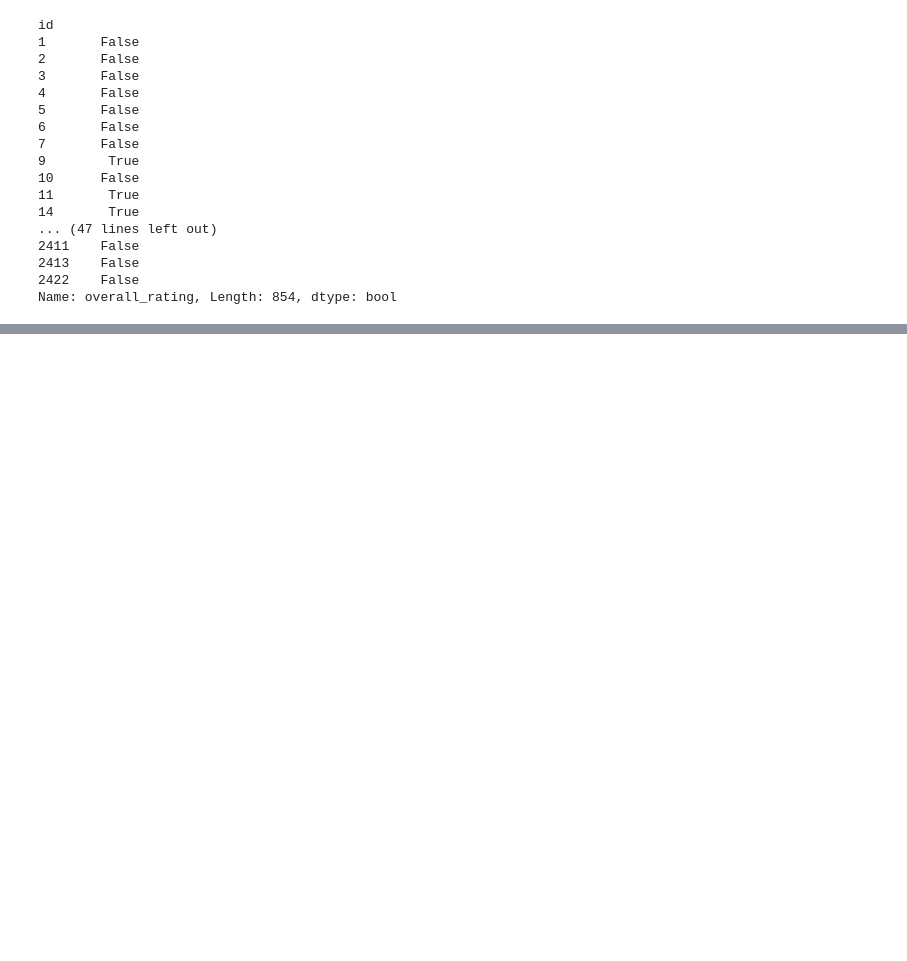
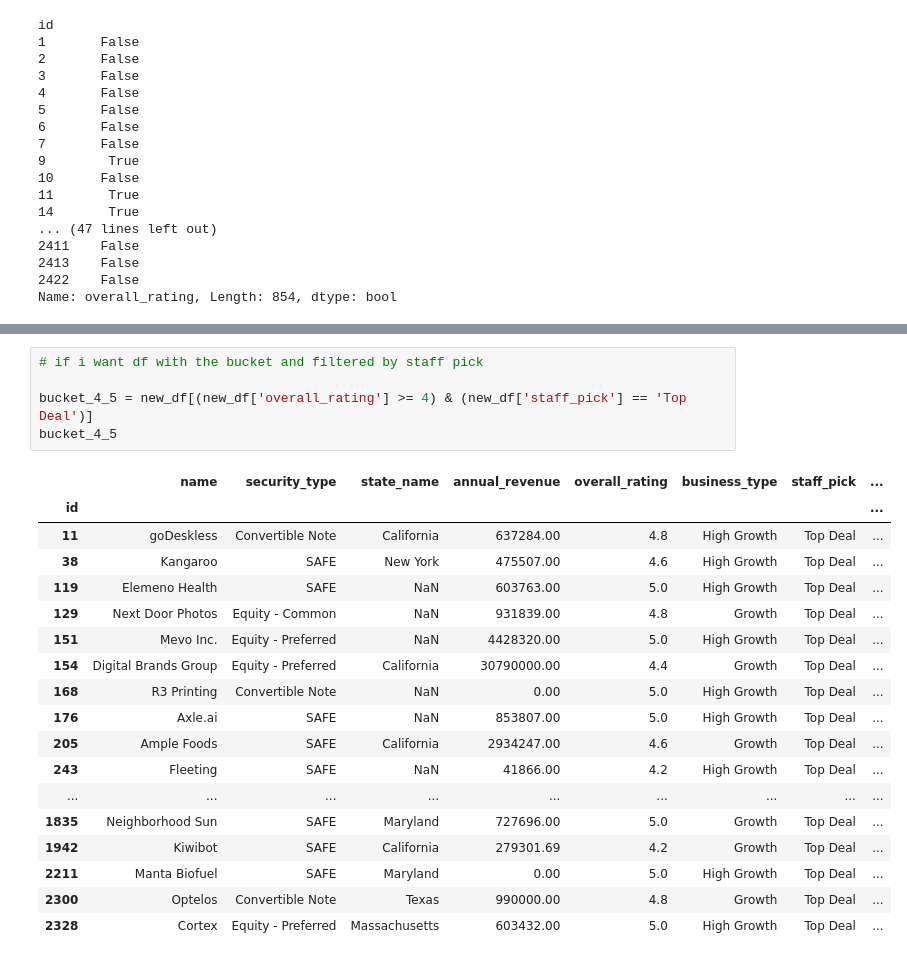
Before and after one commit to fvu958/kingscrowd, a Jupyter notebook: ratings_insights/endofyear_ratings_insights.ipynb, the cells around one changed output, grey strips where cells are left out. Drawn from its saved outputs; the diff is of its cells as text; blank space fills up the shorter version.

```diff
--- a/ratings_insights/endofyear_ratings_insights.ipynb
+++ b/ratings_insights/endofyear_ratings_insights.ipynb
@@ -113,3 +212,27 @@ overall_4
 4.4    35
 4.2    29
 Name: overall_rating, dtype: int64
+# %%
+# if i want df with the bucket and filtered by staff pick
+
+bucket_4_5 = new_df[(new_df['overall_rating'] >= 4) & (new_df['staff_pick'] == 'Top Deal')]
+bucket_4_5
+# %% [output]
+|  | name | security_type | state_name | annual_revenue | overall_rating | business_type | staff_pick | ... |
+| id |  |  |  |  |  |  |  | ... |
+| 11 | goDeskless | Convertible Note | California | 637284.00 | 4.8 | High Growth | Top Deal | ... |
+| 38 | Kangaroo | SAFE | New York | 475507.00 | 4.6 | High Growth | Top Deal | ... |
+| 119 | Elemeno Health | SAFE | NaN | 603763.00 | 5.0 | High Growth | Top Deal | ... |
+| 129 | Next Door Photos | Equity - Common | NaN | 931839.00 | 4.8 | Growth | Top Deal | ... |
+| 151 | Mevo Inc. | Equity - Preferred | NaN | 4428320.00 | 5.0 | High Growth | Top Deal | ... |
+| 154 | Digital Brands Group | Equity - Preferred | California | 30790000.00 | 4.4 | Growth | Top Deal | ... |
+| 168 | R3 Printing | Convertible Note | NaN | 0.00 | 5.0 | High Growth | Top Deal | ... |
+| 176 | Axle.ai | SAFE | NaN | 853807.00 | 5.0 | High Growth | Top Deal | ... |
+| 205 | Ample Foods | SAFE | California | 2934247.00 | 4.6 | Growth | Top Deal | ... |
+| 243 | Fleeting | SAFE | NaN | 41866.00 | 4.2 | High Growth | Top Deal | ... |
+| ... | ... | ... | ... | ... | ... | ... | ... | ... |
+| 1835 | Neighborhood Sun | SAFE | Maryland | 727696.00 | 5.0 | Growth | Top Deal | ... |
+| 1942 | Kiwibot | SAFE | California | 279301.69 | 4.2 | Growth | Top Deal | ... |
+| 2211 | Manta Biofuel | SAFE | Maryland | 0.00 | 5.0 | High Growth | Top Deal | ... |
+| 2300 | Optelos | Convertible Note | Texas | 990000.00 | 4.8 | Growth | Top Deal | ... |
+| 2328 | Cortex | Equity - Preferred | Massachusetts | 603432.00 | 5.0 | High Growth | Top Deal | ... |
```
Also changed, not shown: parts of 15 cells of this notebook.
